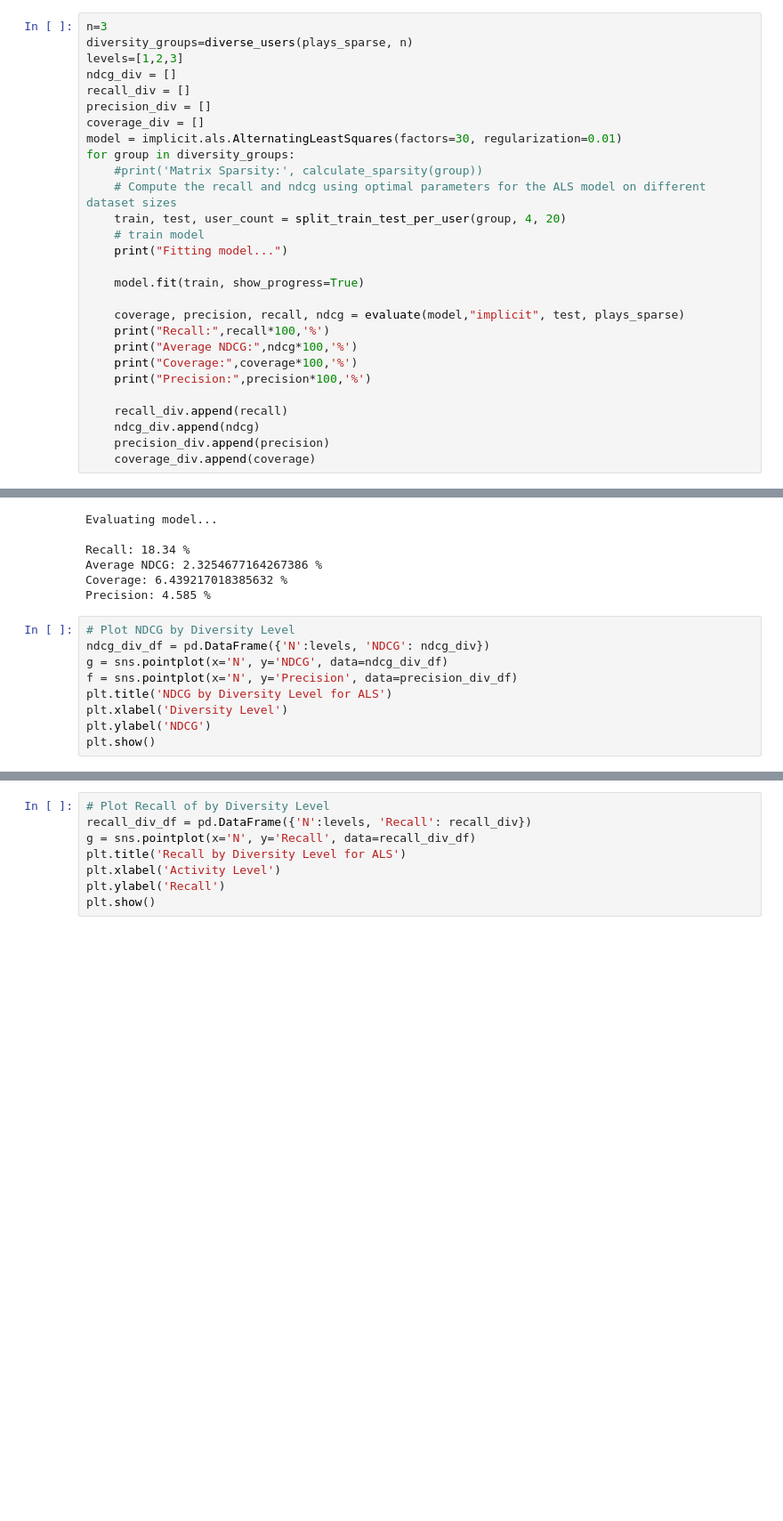
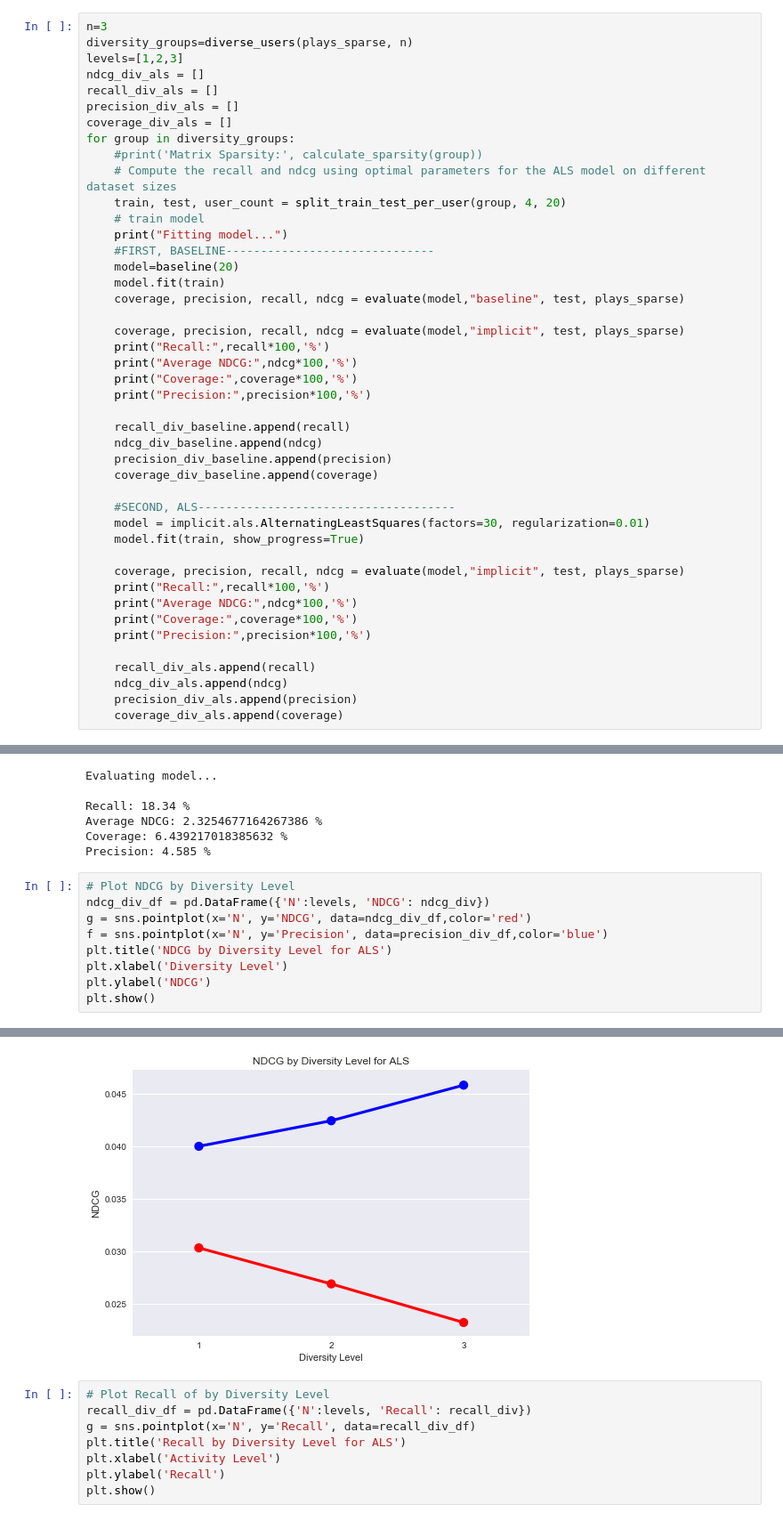
Before and after one commit to timjaya/lastfm, a Jupyter notebook: code/Main.ipynb, the cells around one changed output, grey strips where cells are left out. Shown: that part at 89% size. Saved outputs shown, nothing was run; the diff lists cells and outputs as text; blank space fills up the shorter version.

Commit message:
add baseline plots

```diff
--- a/code/Main.ipynb
+++ b/code/Main.ipynb
@@ -292,18 +292,34 @@ plt.show()
 n=3
 diversity_groups=diverse_users(plays_sparse, n)
 levels=[1,2,3]
-ndcg_div = []
-recall_div = []
-precision_div = []
-coverage_div = []
-model = implicit.als.AlternatingLeastSquares(factors=30, regularization=0.01)
+ndcg_div_als = []
+recall_div_als = []
+precision_div_als = []
+coverage_div_als = []
 for group in diversity_groups:
     #print('Matrix Sparsity:', calculate_sparsity(group))
     # Compute the recall and ndcg using optimal parameters for the ALS model on different dataset sizes
     train, test, user_count = split_train_test_per_user(group, 4, 20)
     # train model
     print("Fitting model...")
+    #FIRST, BASELINE------------------------------
+    model=baseline(20)
+    model.fit(train)
+    coverage, precision, recall, ndcg = evaluate(model,"baseline", test, plays_sparse)
 
+    coverage, precision, recall, ndcg = evaluate(model,"implicit", test, plays_sparse)
+    print("Recall:",recall*100,'%')
+    print("Average NDCG:",ndcg*100,'%')
+    print("Coverage:",coverage*100,'%')
+    print("Precision:",precision*100,'%')
+
+    recall_div_baseline.append(recall)
+    ndcg_div_baseline.append(ndcg)
+    precision_div_baseline.append(precision)
+    coverage_div_baseline.append(coverage)
+
+    #SECOND, ALS-------------------------------------
+    model = implicit.als.AlternatingLeastSquares(factors=30, regularization=0.01)
     model.fit(train, show_progress=True)
 
     coverage, precision, recall, ndcg = evaluate(model,"implicit", test, plays_sparse)
@@ -312,10 +328,10 @@ for group in diversity_groups:
     print("Coverage:",coverage*100,'%')
     print("Precision:",precision*100,'%')
 
-    recall_div.append(recall)
-    ndcg_div.append(ndcg)
-    precision_div.append(precision)
-    coverage_div.append(coverage)
+    recall_div_als.append(recall)
+    ndcg_div_als.append(ndcg)
+    precision_div_als.append(precision)
+    coverage_div_als.append(coverage)
 # %% [output]
 Fitting model...
 Evaluating model...
@@ -339,8 +355,8 @@ Precision: 4.585 %
 # %%
 # Plot NDCG by Diversity Level
 ndcg_div_df = pd.DataFrame({'N':levels, 'NDCG': ndcg_div})
-g = sns.pointplot(x='N', y='NDCG', data=ndcg_div_df)
-f = sns.pointplot(x='N', y='Precision', data=precision_div_df)
+g = sns.pointplot(x='N', y='NDCG', data=ndcg_div_df,color='red')
+f = sns.pointplot(x='N', y='Precision', data=precision_div_df,color='blue')
 plt.title('NDCG by Diversity Level for ALS')
 plt.xlabel('Diversity Level')
 plt.ylabel('NDCG')
@@ -350,3 +365,4 @@ ValueError: Could not interpret input 'Precision'
+[figure, added]
 # %%
 # Plot Recall of by Diversity Level
 recall_div_df = pd.DataFrame({'N':levels, 'Recall': recall_div})
```
Also changed, not shown: parts of 2 cells of this notebook.
